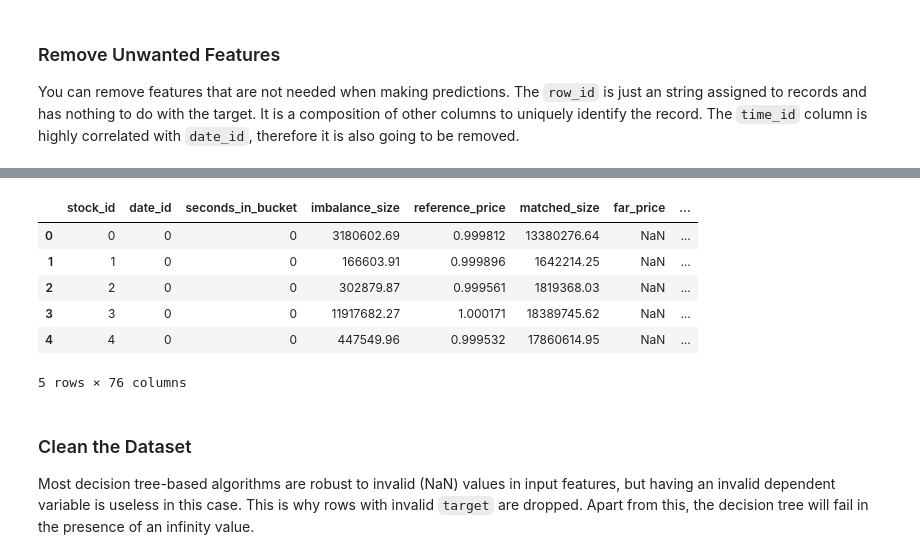
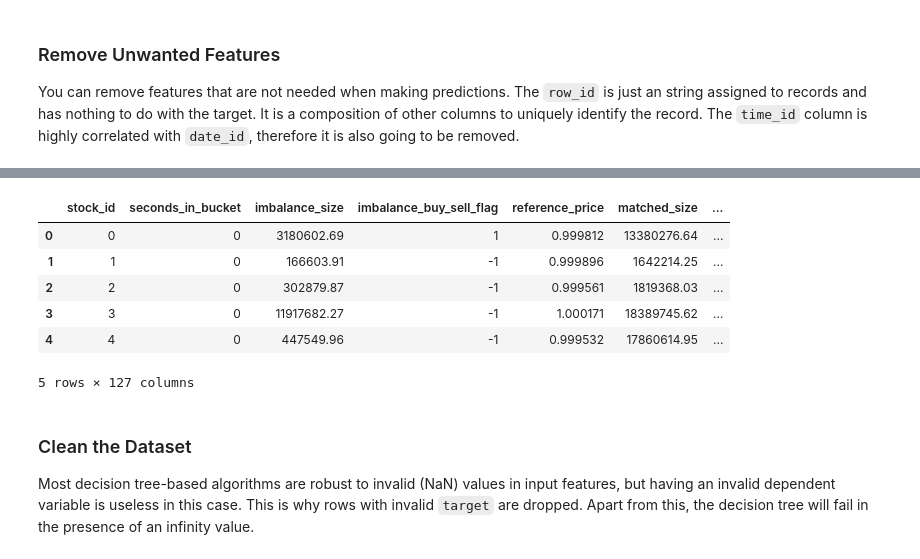
Before and after one commit to salvaba94/trading-at-the-close, a Jupyter notebook: preprocessing.ipynb, the cells around one changed output, grey strips where cells are left out. Cells and saved outputs as stored; diff of their text form; code cells hidden in the pictures.

Commit message:
New feature engineering

```diff
--- a/preprocessing.ipynb
+++ b/preprocessing.ipynb
@@ -453,3 +664,9 @@ df.describe(include="all")
+# %%
+# Get an extract of the training dataset
+cv = TrainTestSplit(CFG.TEST_SIZE)
+for i, (train_index, val_index) in enumerate(cv.split(df, date_id=df["date_id"])):
+    df_train = df.iloc[train_index]
+    break
 # %% [markdown]
 ## Feature Engineering
 -----------------------
@@ -458,10 +675,13 @@ df.describe(include="all")
 # %% [markdown]
 Create new features that are combination of others and aggregate others. These will be analysed during the feature selection process to end up with the most relevant ones.
 # %%
-from utils.features import make_features
+from utils.features import feature_engineering, generate_global_features
+
+# Get global values only from training dataset
+global_stock_aggregations = generate_global_features(df_train)
 
 # Create new features
-df = make_features(df, reduce_memory=True)
+df = feature_engineering(df, global_stock_aggregations, WEIGHTS, revealed_target=True, reduce_memory=True)
 
 df.dtypes
 # %% [output]
@@ -485,5 +692,0 @@ Length: 76, dtype: object
-# %%
-from utils.features import make_aggregated_features
-
-# Create aggregations
-df = make_aggregated_features(df, WEIGHTS, reduce_memory=False)
@@ -492,7 +693,3 @@ df = make_aggregated_features(df, WEIGHTS, reduce_memory=False)
-# %%
-from utils.features import make_rolling_features
-
-df = make_rolling_features(df, reduce_memory=False)
 # %% [markdown]
 ### Remove Unwanted Features
 
@@ -500,8 +697,10 @@ You can remove features that are not needed when making predictions. The `row_id
 # %%
 from utils.features import select_features
 
-# Remove "row_id" and "time_id", it is unnecessary
-drop_features = ["row_id", "time_id", "imbalance_buy_sell_flag"]
+# Remove "row_id", "time_id" and "date_id" as it is unnecessary
+date_id = df["date_id"]
+
+drop_features = ["row_id", "time_id", "date_id"]
 selected_features = [elem for elem in df.columns if elem not in drop_features]
 df = select_features(df, features=selected_features, reduce_memory=True)
 
@@ -516,10 +715,10 @@ df.head()
-|  | stock_id | date_id | seconds_in_bucket | imbalance_size | reference_price | matched_size | far_price | ... |
-| 0 | 0 | 0 | 0 | 3180602.69 | 0.999812 | 13380276.64 | NaN | ... |
-| 1 | 1 | 0 | 0 | 166603.91 | 0.999896 | 1642214.25 | NaN | ... |
-| 2 | 2 | 0 | 0 | 302879.87 | 0.999561 | 1819368.03 | NaN | ... |
-| 3 | 3 | 0 | 0 | 11917682.27 | 1.000171 | 18389745.62 | NaN | ... |
-| 4 | 4 | 0 | 0 | 447549.96 | 0.999532 | 17860614.95 | NaN | ... |
+|  | stock_id | seconds_in_bucket | imbalance_size | imbalance_buy_sell_flag | reference_price | matched_size | ... |
+| 0 | 0 | 0 | 3180602.69 | 1 | 0.999812 | 13380276.64 | ... |
+| 1 | 1 | 0 | 166603.91 | -1 | 0.999896 | 1642214.25 | ... |
+| 2 | 2 | 0 | 302879.87 | -1 | 0.999561 | 1819368.03 | ... |
+| 3 | 3 | 0 | 11917682.27 | -1 | 1.000171 | 18389745.62 | ... |
+| 4 | 4 | 0 | 447549.96 | -1 | 0.999532 | 17860614.95 | ... |
-5 rows × 76 columns
+5 rows × 127 columns
 # %% [markdown]
 ### Clean the Dataset
 
```
Also changed, not shown: parts of 15 cells of this notebook, 5 other files.
